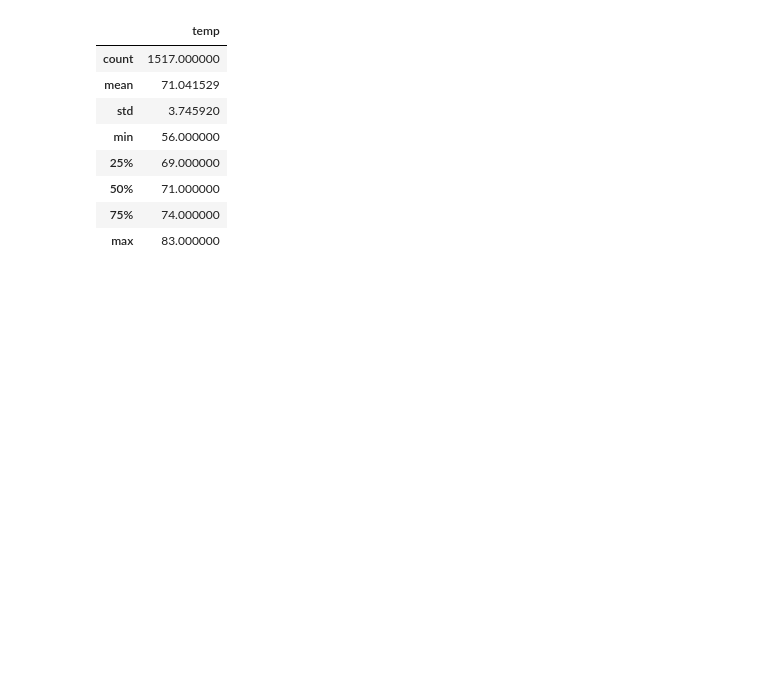
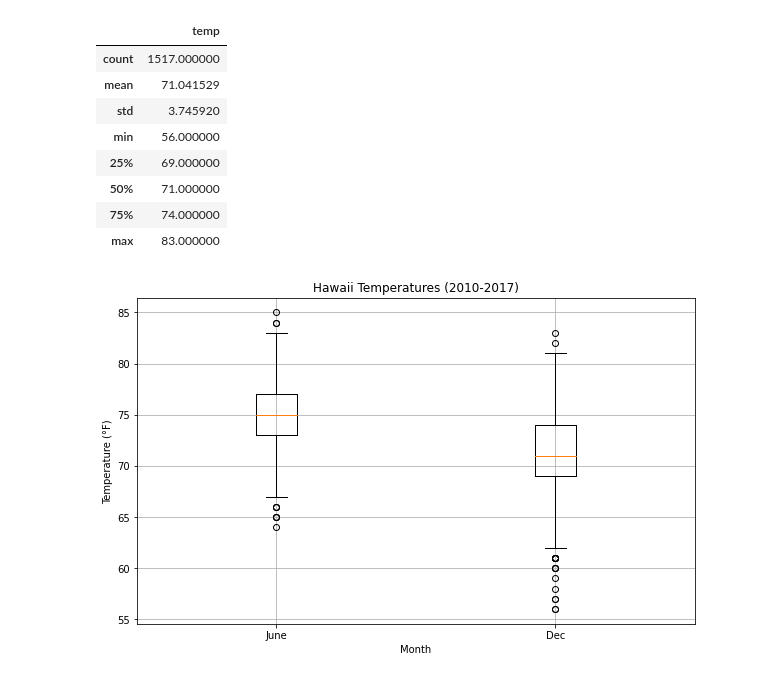
Before and after one commit to sthi-1005/surfs_up, a Jupyter notebook: SurfsUp_Challenge.ipynb, the cells around one changed output. Saved outputs shown, nothing was run; the diff lists cells and outputs as text; code cells hidden in the pictures; blank space fills up the shorter version.

```diff
--- a/SurfsUp_Challenge.ipynb
+++ b/SurfsUp_Challenge.ipynb
@@ -138,3 +140,15 @@ dec_temp_df.describe()
 | 50% | 71.000000 |
 | 75% | 74.000000 |
 | max | 83.000000 |
+# %%
+plt_data = [june_temp_df['temp'],dec_temp_df['temp']]
+fig, ax = plt.subplots(figsize=(10, 6))
+ax.set_title('Hawaii Temperatures (2010-2017)')
+ax.set_ylabel('Temperature (°F)')
+ax.set_xlabel("Month")
+ax.boxplot(plt_data, labels=['June','Dec'])
+ax.grid()
+plt.savefig("boxplot.png")
+plt.show()
+# %% [output]
+[figure, added]
```
Also changed, not shown: parts of 1 cell of this notebook.
